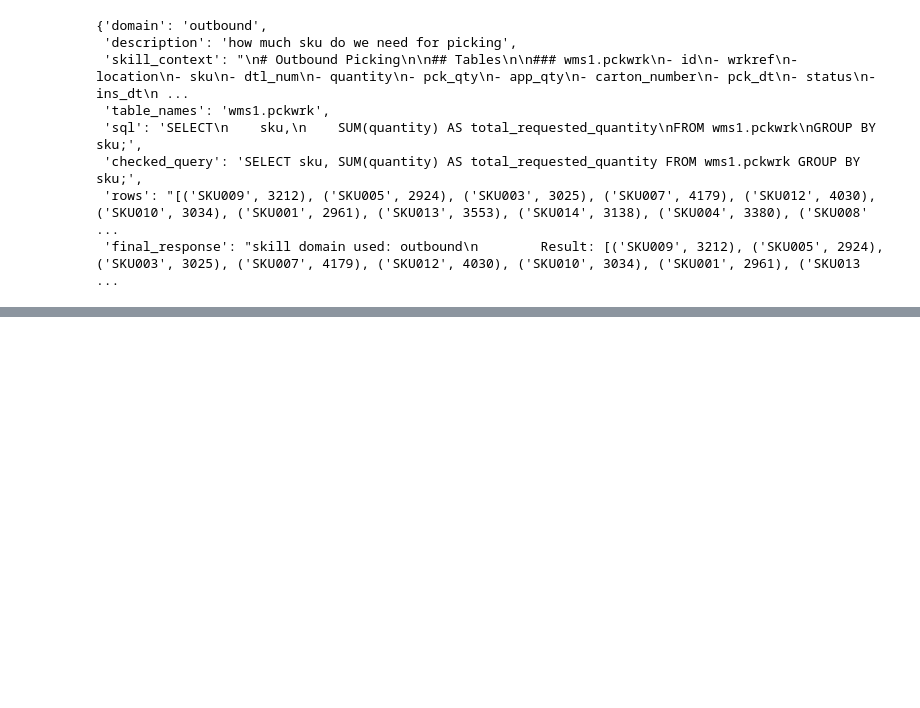
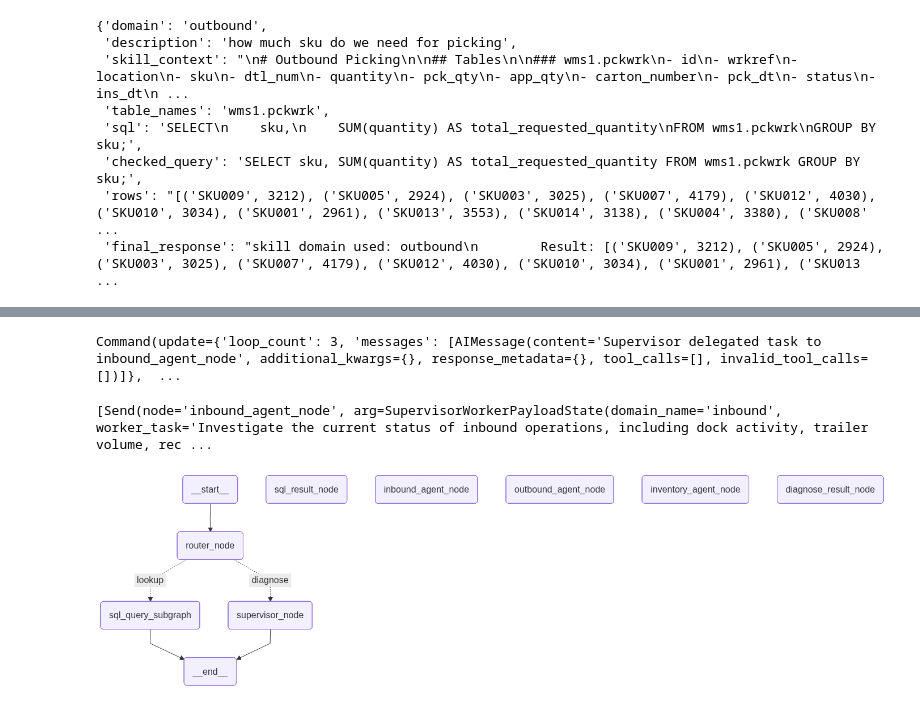
Before and after one commit to rahul22061999/wms_incident_copilot, a Jupyter notebook: src/test.ipynb, the cells around one changed output, grey strips where cells are left out. Saved outputs shown, nothing was run; the diff lists cells and outputs as text; code cells hidden in the pictures; blank space fills up the shorter version.

```diff
--- a/src/test.ipynb
+++ b/src/test.ipynb
@@ -263,0 +285,77 @@ res
+# %%
+from agents.nodes.supervisor_node import SupervisorNode
+from domain.states.supervisor.diagnose_graph_state import WMState
+
+message = (
+    "whats inbound staus"
+)
+state = WMState(
+    ticket_number="INC12345",
+    description=message,
+)
+
+
+node = SupervisorNode()
+response = await node(state)
+print(response)
+
+
+# subagent_name= subagent_name,
+#             worker_task=subagent_research_task,
+#             task_id=str(task_id),
+#             domain_name=domain,
+# %% [output]
+Command(update={'loop_count': 3, 'messages': [AIMessage(content='Supervisor delegated task to inbound_agent_node', additional_kwargs={}, response_metadata={}, tool_calls=[], invalid_tool_calls=[])]},  ...
+# %%
+response.goto
+# %% [output]
+[Send(node='inbound_agent_node', arg=SupervisorWorkerPayloadState(domain_name='inbound', worker_task='Investigate the current status of inbound operations, including dock activity, trailer volume, rec ...
+# %%
+from langgraph.graph import StateGraph, START, END
+from domain.states.supervisor.diagnose_graph_state import WMState
+from IPython.display import display, Image
+from src.agents.nodes.router import router_node
+from agents.graph.sql_subgraph import sql_graph
+from src.agents.nodes.sql_result_node import sql_result_node
+from agents.edges.router_intent_edge import router_intent_edge
+from langgraph.cache.memory import InMemoryCache
+from agents.nodes.supervisor_node import SupervisorNode
+from agents.nodes.inbound_agent_node import inbound_agent_node
+from agents.nodes.outbound_agent_node import outbound_agent_node
+from agents.nodes.inventory_agent_node import inventory_agent_node
+from agents.nodes.diagnose_result_node import diagnose_result_node
+from dotenv import load_dotenv
+load_dotenv()
+builder = StateGraph(WMState)
+supervisor_node = (SupervisorNode())
+
+builder.add_node("router_node", router_node)
+builder.add_node("sql_query_subgraph", sql_graph)
+builder.add_node("sql_result_node", sql_result_node)
+builder.add_node("supervisor_node", supervisor_node)
+builder.add_node("inbound_agent_node", inbound_agent_node)
+builder.add_node("outbound_agent_node", outbound_agent_node)
+builder.add_node("inventory_agent_node", inventory_agent_node)
+builder.add_node("diagnose_result_node", diagnose_result_node)
+
+
+builder.add_edge(START, "router_node")
+builder.add_conditional_edges(
+    "router_node",
+    router_intent_edge,
+    {
+        "lookup":"sql_query_subgraph",
+        "diagnose": "supervisor_node"
+    }
+)
+
+
+# Supervisor can also go to result
+
+
+
+graph = builder.compile(cache=InMemoryCache())
+
+display(Image(graph.get_graph().draw_mermaid_png()))
+# %% [output]
+[figure, added]
```
Also changed, not shown: parts of 4 cells of this notebook, 27 other files.
